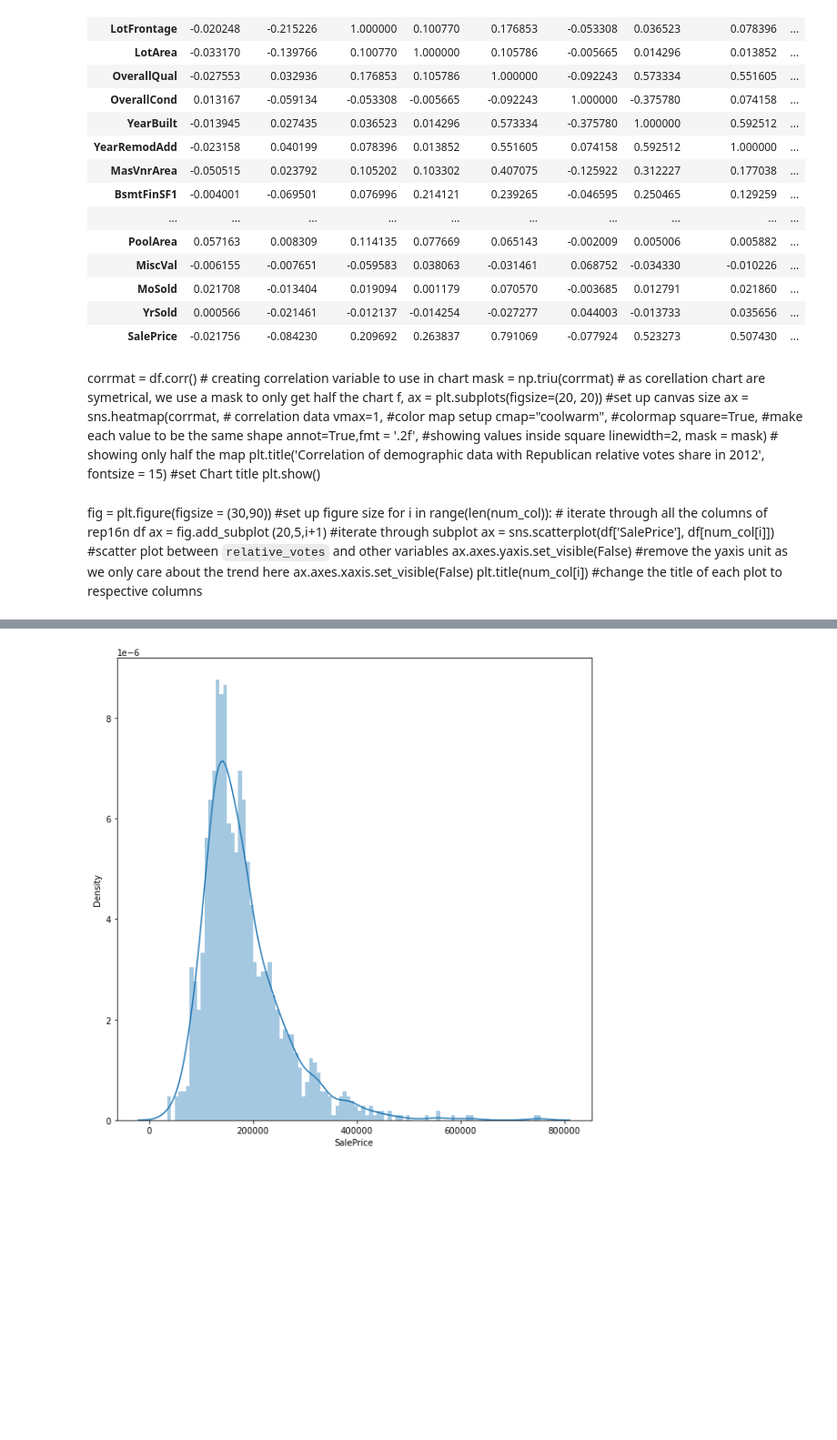
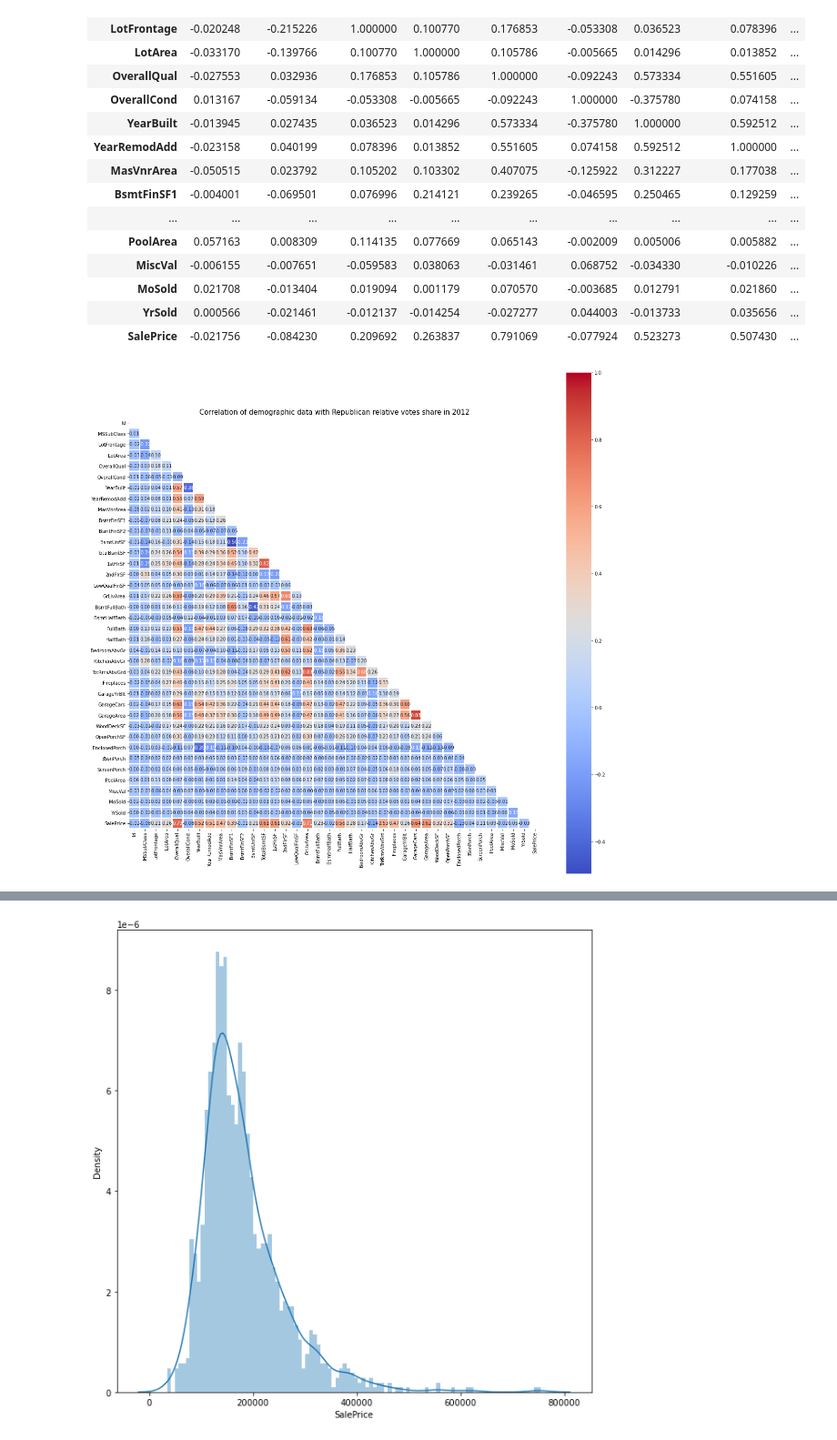
Before and after one commit to hungpham89/Housing_price, a Jupyter notebook: house-prices-advanced-regression-techniques.ipynb, the cells around one changed output, grey strips where cells are left out. Shown at 91% size. Saved outputs shown, nothing was run; the diff lists cells and outputs as text; code cells hidden in the pictures; blank space fills up the shorter version.

```diff
--- a/house-prices-advanced-regression-techniques.ipynb
+++ b/house-prices-advanced-regression-techniques.ipynb
@@ -153,19 +153,21 @@ df.corr()
 | MoSold | 0.021708 | -0.013404 | 0.019094 | 0.001179 | 0.070570 | -0.003685 | 0.012791 | 0.021860 | ... |
 | YrSold | 0.000566 | -0.021461 | -0.012137 | -0.014254 | -0.027277 | 0.044003 | -0.013733 | 0.035656 | ... |
 | SalePrice | -0.021756 | -0.084230 | 0.209692 | 0.263837 | 0.791069 | -0.077924 | 0.523273 | 0.507430 | ... |
-# %% [markdown]
-corrmat = df.corr() # creating correlation variable to use in chart
-mask = np.triu(corrmat) # as corellation chart are symetrical, we use a mask to only get half the chart
-f, ax = plt.subplots(figsize=(20, 20)) #set up canvas size
-ax = sns.heatmap(corrmat, # correlation data
-                 vmax=1, #color map setup
-                 cmap="coolwarm", #colormap
-                 square=True, #make each value to be the same shape
-                 annot=True,fmt = '.2f',  #showing values inside square
-                 linewidth=2,
-                 mask = mask) # showing only half the map
-plt.title('Correlation of demographic data with Republican relative votes share in 2012', fontsize = 15) #set Chart title
-plt.show()
+# %%
+corrmat = df.corr() # creating correlation variable to use in chart
+mask = np.triu(corrmat) # as corellation chart are symetrical, we use a mask to only get half the chart
+f, ax = plt.subplots(figsize=(20, 20)) #set up canvas size
+ax = sns.heatmap(corrmat, # correlation data
+                 vmax=1, #color map setup
+                 cmap="coolwarm", #colormap
+                 square=True, #make each value to be the same shape
+                 annot=True,fmt = '.2f',  #showing values inside square
+                 linewidth=2,
+                 mask = mask) # showing only half the map
+plt.title('Correlation of demographic data with Republican relative votes share in 2012', fontsize = 15) #set Chart title
+plt.show()
+# %% [output]
+[figure, added]
 # %%
 object_col = []
 num_col = []
@@ -174,11 +176,3 @@ for i in df.columns:
         object_col.append(i)
     else:
         num_col.append(i)
-# %% [markdown]
-fig = plt.figure(figsize = (30,90)) #set up figure size
-for i in range(len(num_col)): # iterate through all the columns of rep16n df
-    ax = fig.add_subplot (20,5,i+1) #iterate through subplot
-    ax = sns.scatterplot(df['SalePrice'], df[num_col[i]]) #scatter plot between `relative_votes` and other variables
-    ax.axes.yaxis.set_visible(False) #remove the yaxis unit as we only care about the trend here
-    ax.axes.xaxis.set_visible(False)
-    plt.title(num_col[i]) #change the title of each plot to respective columns
```
Also changed, not shown: parts of 73 cells of this notebook, 1 other file.
